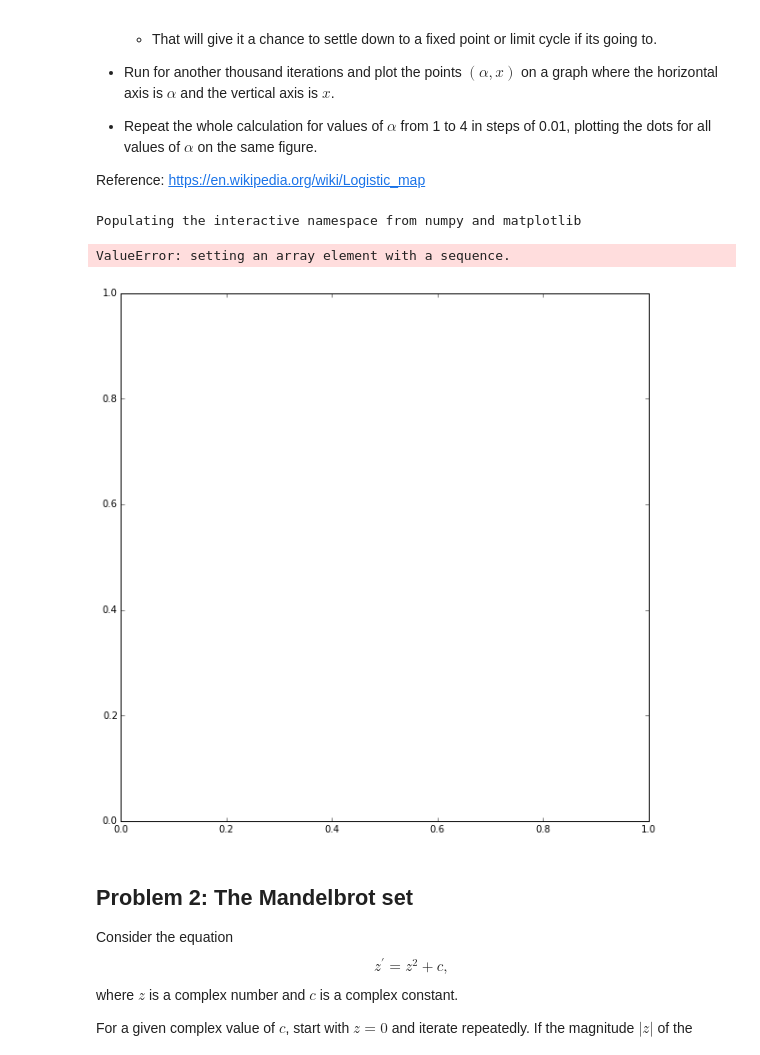
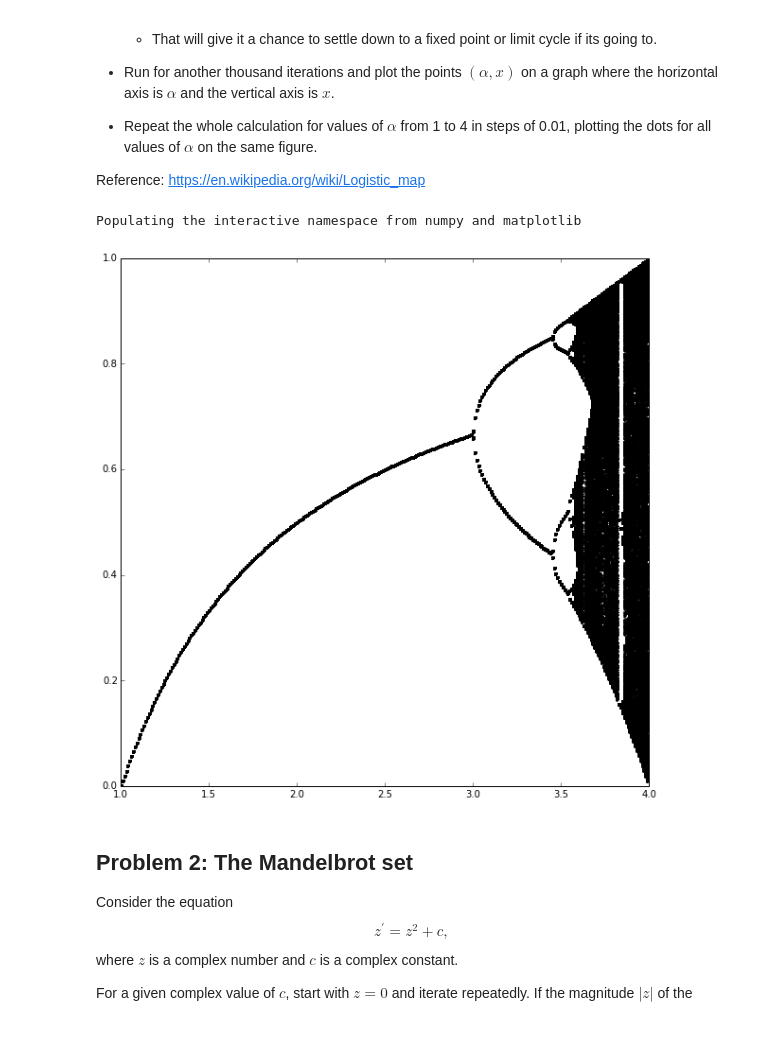
Before and after one commit to pcchen/NTHU10320PHYS290000, a Jupyter notebook: student/102011212/Homework3.ipynb, the cells around one changed output. Cells and saved outputs as stored; diff of their text form; code cells hidden in the pictures.

```diff
--- a/student/102011212/Homework3.ipynb
+++ b/student/102011212/Homework3.ipynb
@@ -22,35 +22,31 @@ Reference: https://en.wikipedia.org/wiki/Logistic_map
 # %%
 # Problem 1
 %pylab inline
 import numpy as np
-def logic(x,a):
-    x=a*x*(1-x)
-    return x
 
 s=[]
 def logic_map(a):
     i=0
     x=0.5
     while i<=2000:
-        logic(x,a)
-        if i>=1900:
+        x=a*x*(1-x)
+        if i>=1000:
             s.append([a,x])
         i=i+1
 
 a1=np.arange(1, 4, 0.01)
 logic_map(a1)
 s=np.array(s)
 
 x1=s[:,0]
 y1=s[:,1]
 
 figure(figsize(10,10))
-plot(x1,y1,'.')
+plot(x1,y1,'k.')
 show()
 # %% [output]
 Populating the interactive namespace from numpy and matplotlib
-ValueError: setting an array element with a sequence.
-[figure, old version]
+[figure, new version]
 # %% [markdown]
 ## Problem 2: The Mandelbrot set
 
```
Also changed, not shown: parts of 6 cells of this notebook.
